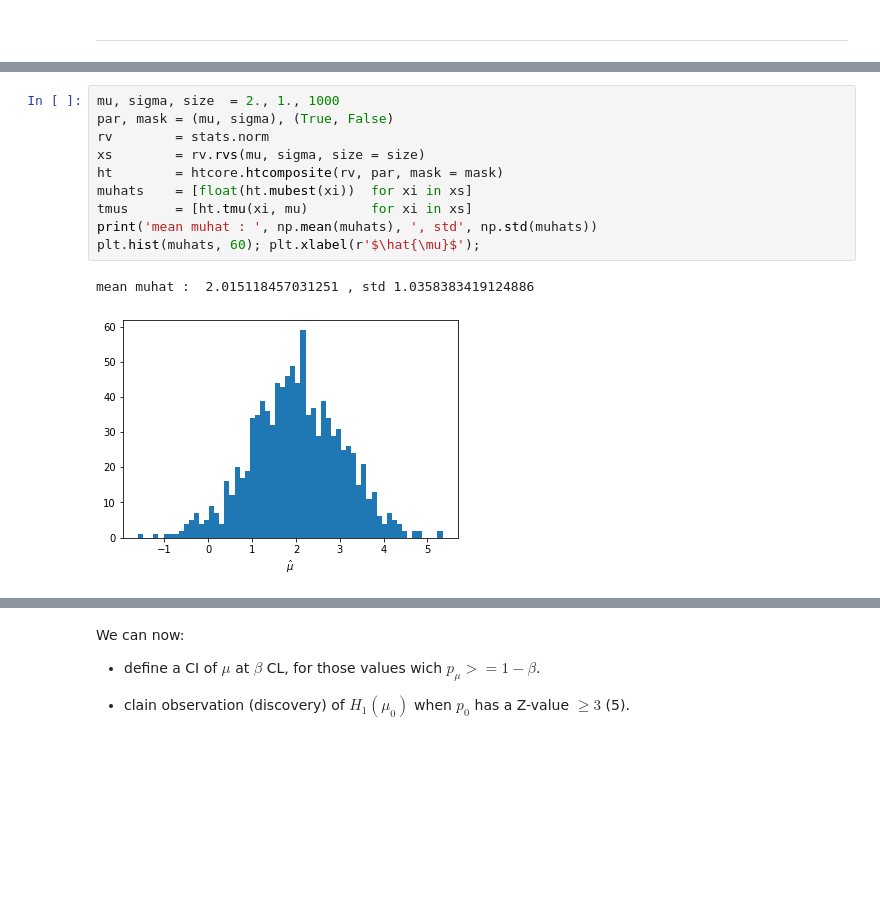
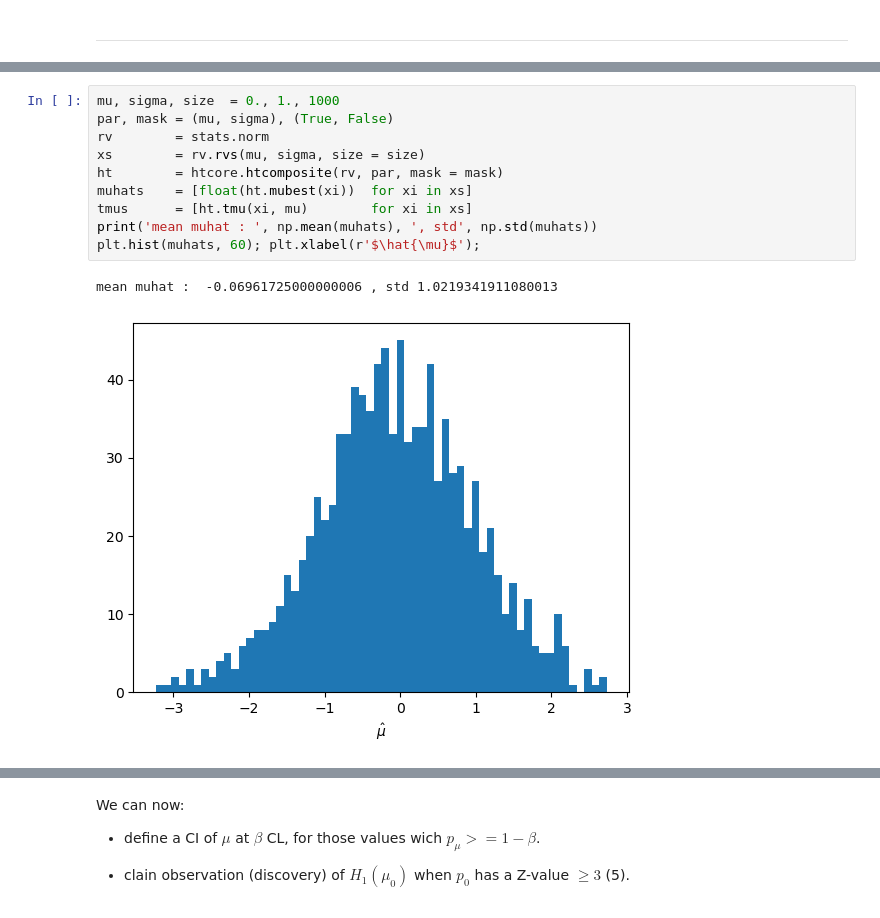
Before and after one commit to jahernando/USC-TA, a Jupyter notebook: ta_hypothesis_test_composite.ipynb, the cells around one changed output, grey strips where cells are left out. Saved outputs shown, nothing was run; the diff lists cells and outputs as text; blank space fills up the shorter version.

```diff
--- a/ta_hypothesis_test_composite.ipynb
+++ b/ta_hypothesis_test_composite.ipynb
@@ -116,16 +174,16 @@ Let's consider a simple example that fulfills the Wilk's theoreme: a gaussian di
 # %%
-mu, sigma, size  = 2., 1., 1000
+mu, sigma, size  = 0., 1., 1000
 par, mask = (mu, sigma), (True, False)
 rv        = stats.norm
 xs        = rv.rvs(mu, sigma, size = size)
 ht        = htcore.htcomposite(rv, par, mask = mask)
 muhats    = [float(ht.mubest(xi))  for xi in xs]
 tmus      = [ht.tmu(xi, mu)        for xi in xs]
 print('mean muhat : ', np.mean(muhats), ', std', np.std(muhats))
 plt.hist(muhats, 60); plt.xlabel(r'$\hat{\mu}$');
 # %% [output]
-mean muhat :  2.015118457031251 , std 1.0358383419124886
+mean muhat :  -0.06961725000000006 , std 1.0219341911080013
-[figure, old version]
+[figure, new version]
 # %%
 htplot.chi2_test(tmus, nbins = 100, label = r'$t_\mu$')
 # %% [output]
```
Also changed, not shown: parts of 51 cells of this notebook, 1 other file.
